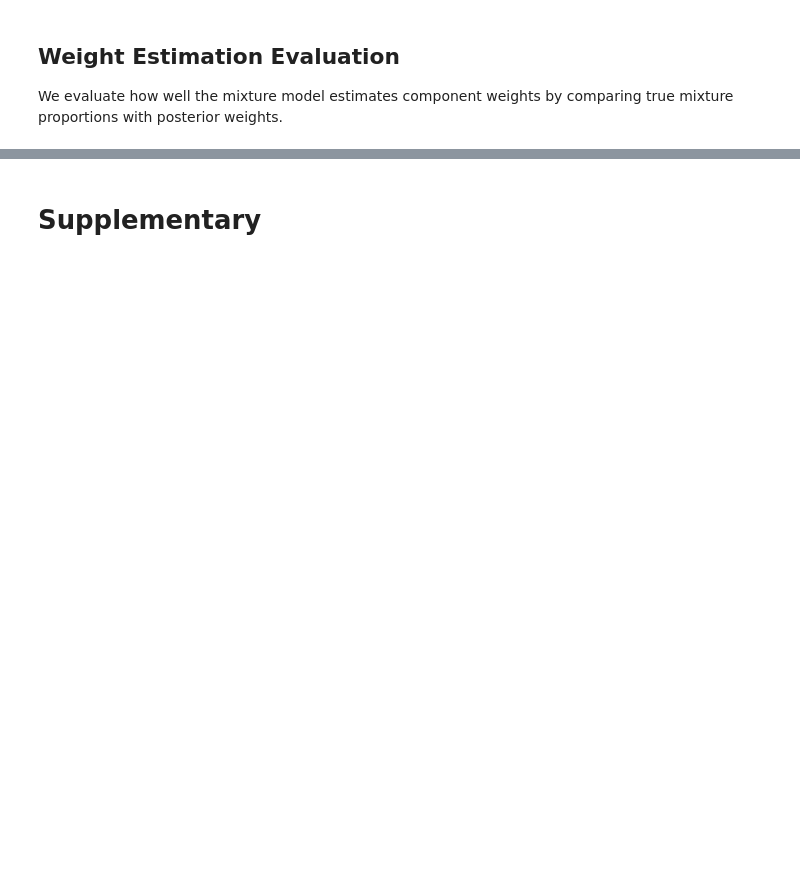
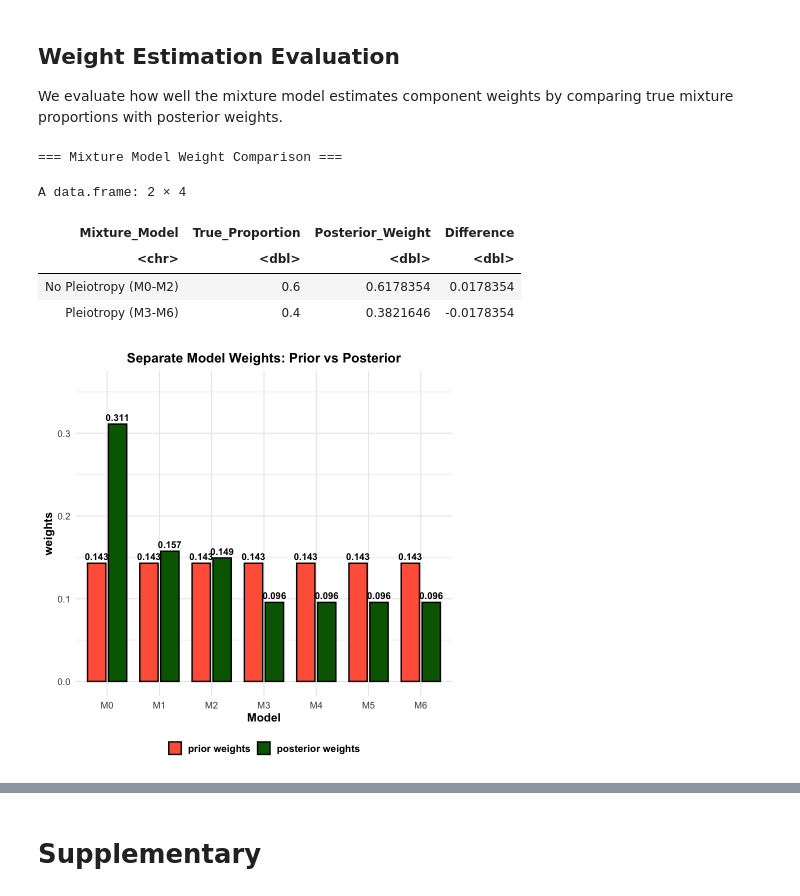
Before and after one commit to StatFunGen/statgen-primer, a Jupyter notebook: Bayesian_mixture_model.ipynb, the cells around one changed output, grey strips where cells are left out. Drawn from its saved outputs; the diff is of its cells as text; code cells hidden in the pictures; blank space fills up the shorter version.

```diff
--- a/Bayesian_mixture_model.ipynb
+++ b/Bayesian_mixture_model.ipynb
@@ -645,46 +568,53 @@ pleiotropy_posterior_weight <- sum(models_df$Posterior_Weight[models_df$Model %i
 # Create summary for mixture models
 mixture_model_comparison <- data.frame(
   Mixture_Model = c("No Pleiotropy (M0-M2)", "Pleiotropy (M3-M6)"),
-  True_Weight = c(no_pleiotropy_true_weight, pleiotropy_true_weight),
+  True_Proportion = c(no_pleiotropy_true_weight, pleiotropy_true_weight),
   Posterior_Weight = c(no_pleiotropy_posterior_weight, pleiotropy_posterior_weight),
   Difference = c(no_pleiotropy_posterior_weight - no_pleiotropy_true_weight,
                  pleiotropy_posterior_weight - pleiotropy_true_weight)
 )
 
 cat("\n=== Mixture Model Weight Comparison ===\n")
 mixture_model_comparison
 
-# Visualize component-level weights
+# Visualize component-level weights: prior vs posterior weights
 weight_data <- data.frame(
   Component = rep(models_df$Model, 2),
-  Weight = c(models_df$Mixture_Prop, models_df$Posterior_Weight),
-  Type = factor(rep(c("True Mixture Prop", "Posterior Weight"), each = nrow(models_df)),
-                levels = c("True Mixture Prop", "Posterior Weight"))
+  Weight = c(models_df$prior_weights, models_df$Posterior_Weight),
+  Type = factor(rep(c("prior weights", "posterior weights"), each = nrow(models_df)),
+                levels = c("prior weights", "posterior weights"))
 )
 
 p2 <- ggplot(weight_data, aes(x = Component, y = Weight, fill = Type)) +
   geom_col(position = position_dodge(width = 0.8), width = 0.7,
            color = "black", linewidth = 0.8) +
   geom_text(aes(label = round(Weight, 3)),
             position = position_dodge(width = 0.8), vjust = -0.5,
             size = 4, fontface = "bold") +
-  scale_fill_manual(values = c("True Mixture Prop" = "tomato", "Posterior Weight" = "darkgreen")) +
+  scale_fill_manual(values = c("prior weights" = "tomato", "posterior weights" = "darkgreen")) +
   labs(
-    title = "Component Weights: True vs Posterior",
-    subtitle = "How well does the model estimate mixture proportions?",
-    y = "Weight",
-    x = "Component"
+    title = "Separate Model Weights: Prior vs Posterior",
+    y = "weights",
+    x = "Model"
   ) +
   ylim(0, max(weight_data$Weight) * 1.15) +
   theme_minimal(base_size = 14) +
   theme(
     plot.title = element_text(hjust = 0.5, face = "bold", size = 16),
     plot.subtitle = element_text(hjust = 0.5, size = 12),
     axis.title = element_text(face = "bold"),
     legend.title = element_blank(),
     legend.text = element_text(face = "bold", size = 12),
     legend.position = "bottom"
   )
 
 print(p2)
+# %% [output]
+=== Mixture Model Weight Comparison ===
+A data.frame: 2 × 4
+| Mixture_Model | True_Proportion | Posterior_Weight | Difference |
+| <chr> | <dbl> | <dbl> | <dbl> |
+| No Pleiotropy (M0-M2) | 0.6 | 0.6178354 | 0.0178354 |
+| Pleiotropy (M3-M6) | 0.4 | 0.3821646 | -0.0178354 |
+[figure, added]
 # %%
```
Also changed, not shown: parts of 20 cells of this notebook, 40 other files.
